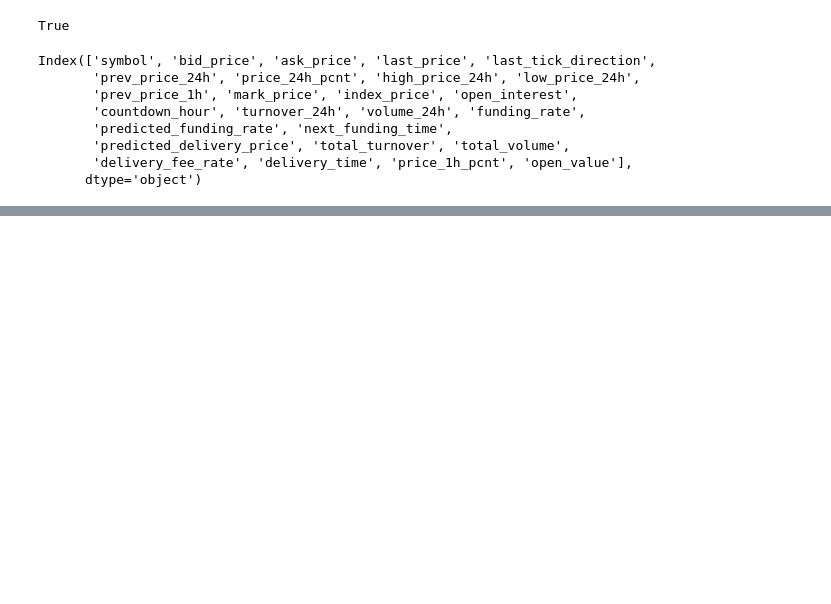
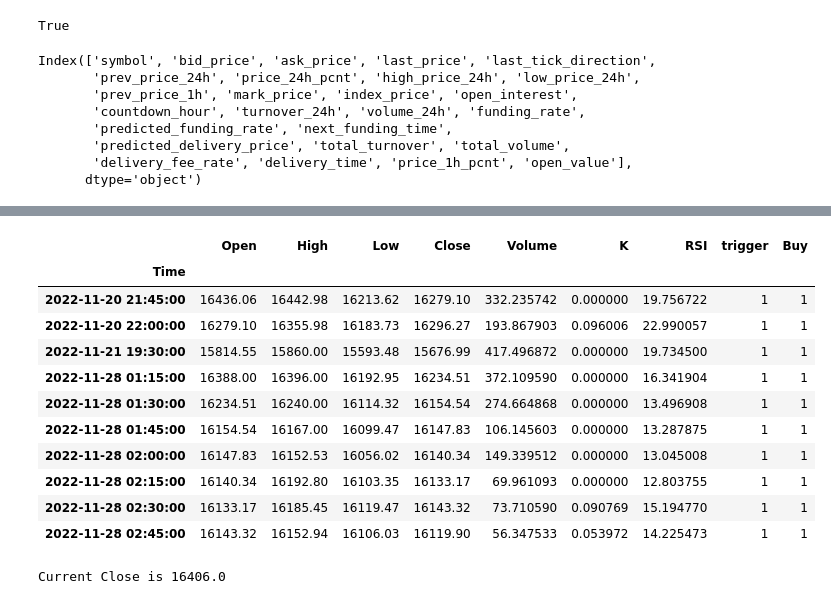
Before and after one commit to litosmunoz/Introduction-to-Quantitative-Trading, a Jupyter notebook: bot.ipynb, the cells around one changed output, grey strips where cells are left out. Drawn from its saved outputs; the diff is of its cells as text; code cells hidden in the pictures; blank space fills up the shorter version.

```diff
--- a/bot.ipynb
+++ b/bot.ipynb
@@ -172,0 +153,15 @@ df
+# %%
+df[df.Buy==1]
+# %% [output]
+|  | Open | High | Low | Close | Volume | K | RSI | trigger | Buy |
+| Time |  |  |  |  |  |  |  |  |  |
+| 2022-11-20 21:45:00 | 16436.06 | 16442.98 | 16213.62 | 16279.10 | 332.235742 | 0.000000 | 19.756722 | 1 | 1 |
+| 2022-11-20 22:00:00 | 16279.10 | 16355.98 | 16183.73 | 16296.27 | 193.867903 | 0.096006 | 22.990057 | 1 | 1 |
+| 2022-11-21 19:30:00 | 15814.55 | 15860.00 | 15593.48 | 15676.99 | 417.496872 | 0.000000 | 19.734500 | 1 | 1 |
+| 2022-11-28 01:15:00 | 16388.00 | 16396.00 | 16192.95 | 16234.51 | 372.109590 | 0.000000 | 16.341904 | 1 | 1 |
+| 2022-11-28 01:30:00 | 16234.51 | 16240.00 | 16114.32 | 16154.54 | 274.664868 | 0.000000 | 13.496908 | 1 | 1 |
+| 2022-11-28 01:45:00 | 16154.54 | 16167.00 | 16099.47 | 16147.83 | 106.145603 | 0.000000 | 13.287875 | 1 | 1 |
+| 2022-11-28 02:00:00 | 16147.83 | 16152.53 | 16056.02 | 16140.34 | 149.339512 | 0.000000 | 13.045008 | 1 | 1 |
+| 2022-11-28 02:15:00 | 16140.34 | 16192.80 | 16103.35 | 16133.17 | 69.961093 | 0.000000 | 12.803755 | 1 | 1 |
+| 2022-11-28 02:30:00 | 16133.17 | 16185.45 | 16119.47 | 16143.32 | 73.710590 | 0.090769 | 15.194770 | 1 | 1 |
+| 2022-11-28 02:45:00 | 16143.32 | 16152.94 | 16106.03 | 16119.90 | 56.347533 | 0.053972 | 14.225473 | 1 | 1 |
@@ -172,0 +199,4 @@ df
+# %%
+strategy(0.001)
+# %% [output]
+Current Close is 16406.0
```
Also changed, not shown: parts of 18 cells of this notebook, 1 other file.
